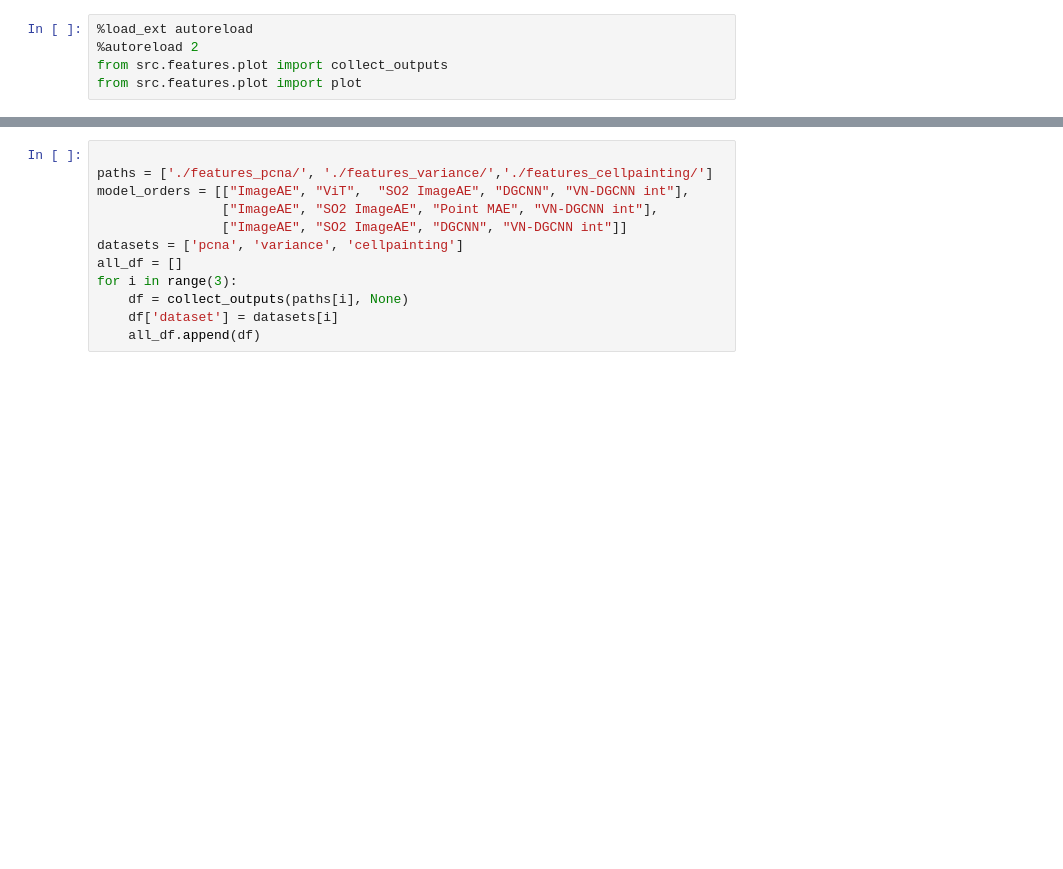
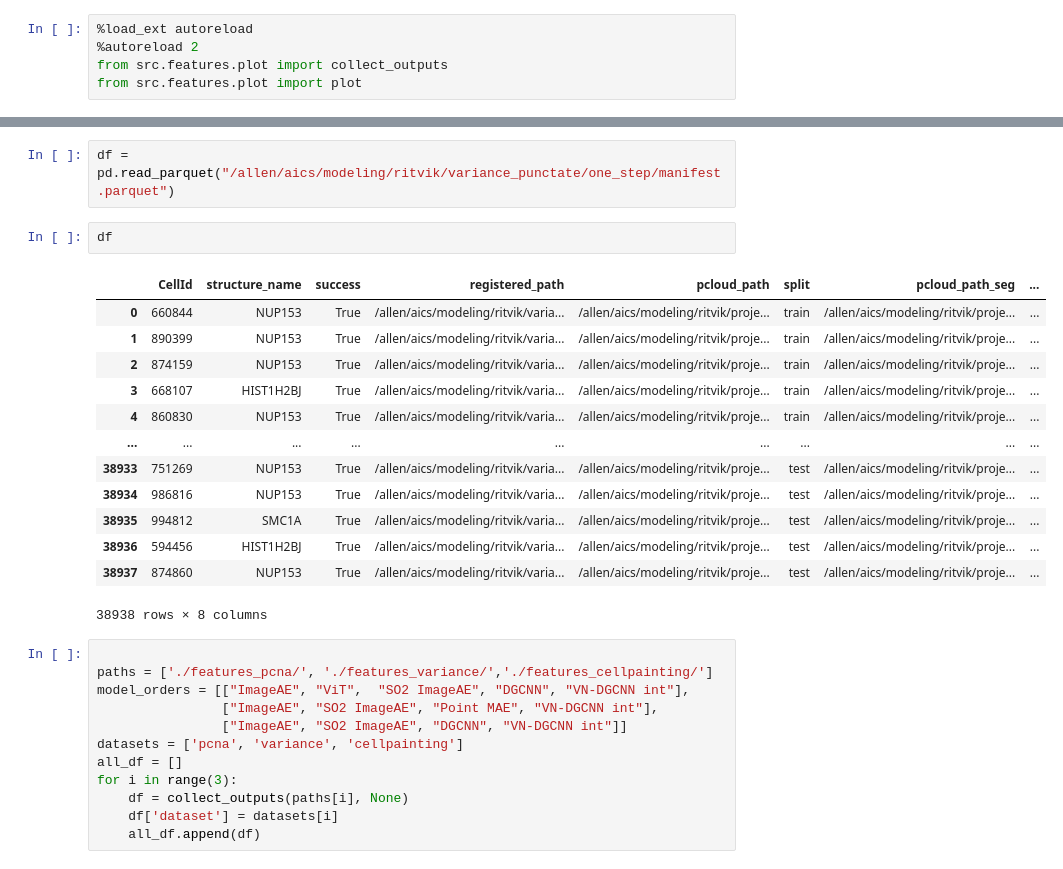
Before and after one commit to AllenCell/benchmarking_representations, a Jupyter notebook: notebooks/benchmarking_plot.ipynb, the cells around one changed output, grey strips where cells are left out. Cells and saved outputs as stored; diff of their text form; blank space fills up the shorter version.

```diff
--- a/notebooks/benchmarking_plot.ipynb
+++ b/notebooks/benchmarking_plot.ipynb
@@ -19,3 +46,21 @@ for norm in ["std", "minmax"]:
+# %%
+df = pd.read_parquet("/allen/aics/modeling/ritvik/variance_punctate/one_step/manifest.parquet")
+# %%
+df
+# %% [output]
+|  | CellId | structure_name | success | registered_path | pcloud_path | split | pcloud_path_seg | ... |
+| 0 | 660844 | NUP153 | True | /allen/aics/modeling/ritvik/varia... | /allen/aics/modeling/ritvik/proje... | train | /allen/aics/modeling/ritvik/proje... | ... |
+| 1 | 890399 | NUP153 | True | /allen/aics/modeling/ritvik/varia... | /allen/aics/modeling/ritvik/proje... | train | /allen/aics/modeling/ritvik/proje... | ... |
+| 2 | 874159 | NUP153 | True | /allen/aics/modeling/ritvik/varia... | /allen/aics/modeling/ritvik/proje... | train | /allen/aics/modeling/ritvik/proje... | ... |
+| 3 | 668107 | HIST1H2BJ | True | /allen/aics/modeling/ritvik/varia... | /allen/aics/modeling/ritvik/proje... | train | /allen/aics/modeling/ritvik/proje... | ... |
+| 4 | 860830 | NUP153 | True | /allen/aics/modeling/ritvik/varia... | /allen/aics/modeling/ritvik/proje... | train | /allen/aics/modeling/ritvik/proje... | ... |
+| ... | ... | ... | ... | ... | ... | ... | ... | ... |
+| 38933 | 751269 | NUP153 | True | /allen/aics/modeling/ritvik/varia... | /allen/aics/modeling/ritvik/proje... | test | /allen/aics/modeling/ritvik/proje... | ... |
+| 38934 | 986816 | NUP153 | True | /allen/aics/modeling/ritvik/varia... | /allen/aics/modeling/ritvik/proje... | test | /allen/aics/modeling/ritvik/proje... | ... |
+| 38935 | 994812 | SMC1A | True | /allen/aics/modeling/ritvik/varia... | /allen/aics/modeling/ritvik/proje... | test | /allen/aics/modeling/ritvik/proje... | ... |
+| 38936 | 594456 | HIST1H2BJ | True | /allen/aics/modeling/ritvik/varia... | /allen/aics/modeling/ritvik/proje... | test | /allen/aics/modeling/ritvik/proje... | ... |
+| 38937 | 874860 | NUP153 | True | /allen/aics/modeling/ritvik/varia... | /allen/aics/modeling/ritvik/proje... | test | /allen/aics/modeling/ritvik/proje... | ... |
+38938 rows × 8 columns
 # %%
 
 paths = ['./features_pcna/', './features_variance/','./features_cellpainting/']
```
Also changed, not shown: parts of 5 cells of this notebook, 1 other file.
